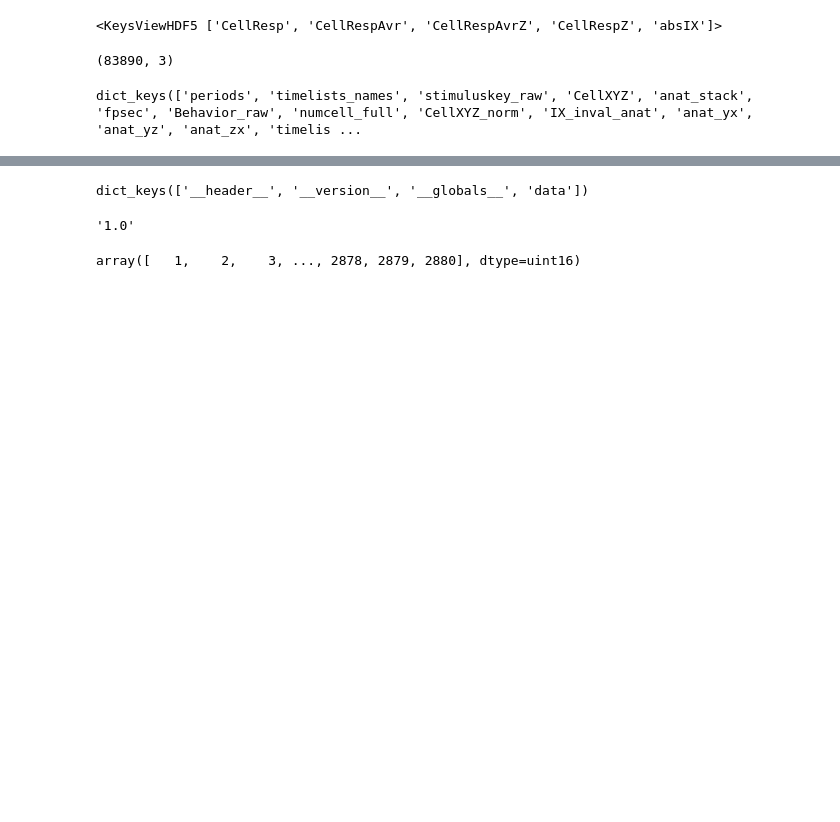
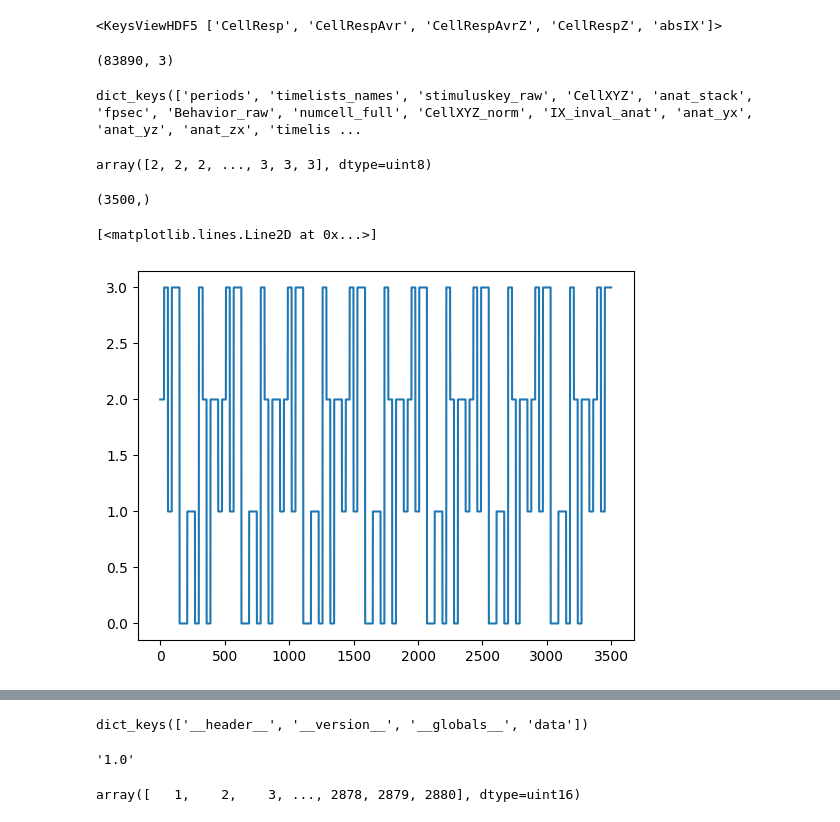
Before and after one commit to duutabib/local-gaucamole, a Jupyter notebook: notebooks/robustSigs/scratch0.ipynb, the cells around one changed output, grey strips where cells are left out. Saved outputs shown, nothing was run; the diff lists cells and outputs as text; code cells hidden in the pictures; blank space fills up the shorter version.

```diff
--- a/notebooks/robustSigs/scratch0.ipynb
+++ b/notebooks/robustSigs/scratch0.ipynb
@@ -38,3 +38,16 @@ d1['data']['CellXYZ'].shape
 d1['data'].keys()
 # %% [output]
 dict_keys(['periods', 'timelists_names', 'stimuluskey_raw', 'CellXYZ', 'anat_stack', 'fpsec', 'Behavior_raw', 'numcell_full', 'CellXYZ_norm', 'IX_inval_anat', 'anat_yx', 'anat_yz', 'anat_zx', 'timelis ...
+# %%
+d1['data']['stimuluskey_raw']
+# %% [output]
+array([2, 2, 2, ..., 3, 3, 3], dtype=uint8)
+# %%
+d1['data']['stimuluskey_raw'].shape
+# %% [output]
+(3500,)
+# %%
+plt.plot(d1['data']['stimuluskey_raw'])
+# %% [output]
+[<matplotlib.lines.Line2D at 0x...>]
+[figure, added]
```
Also changed, not shown: parts of 5 cells of this notebook.
